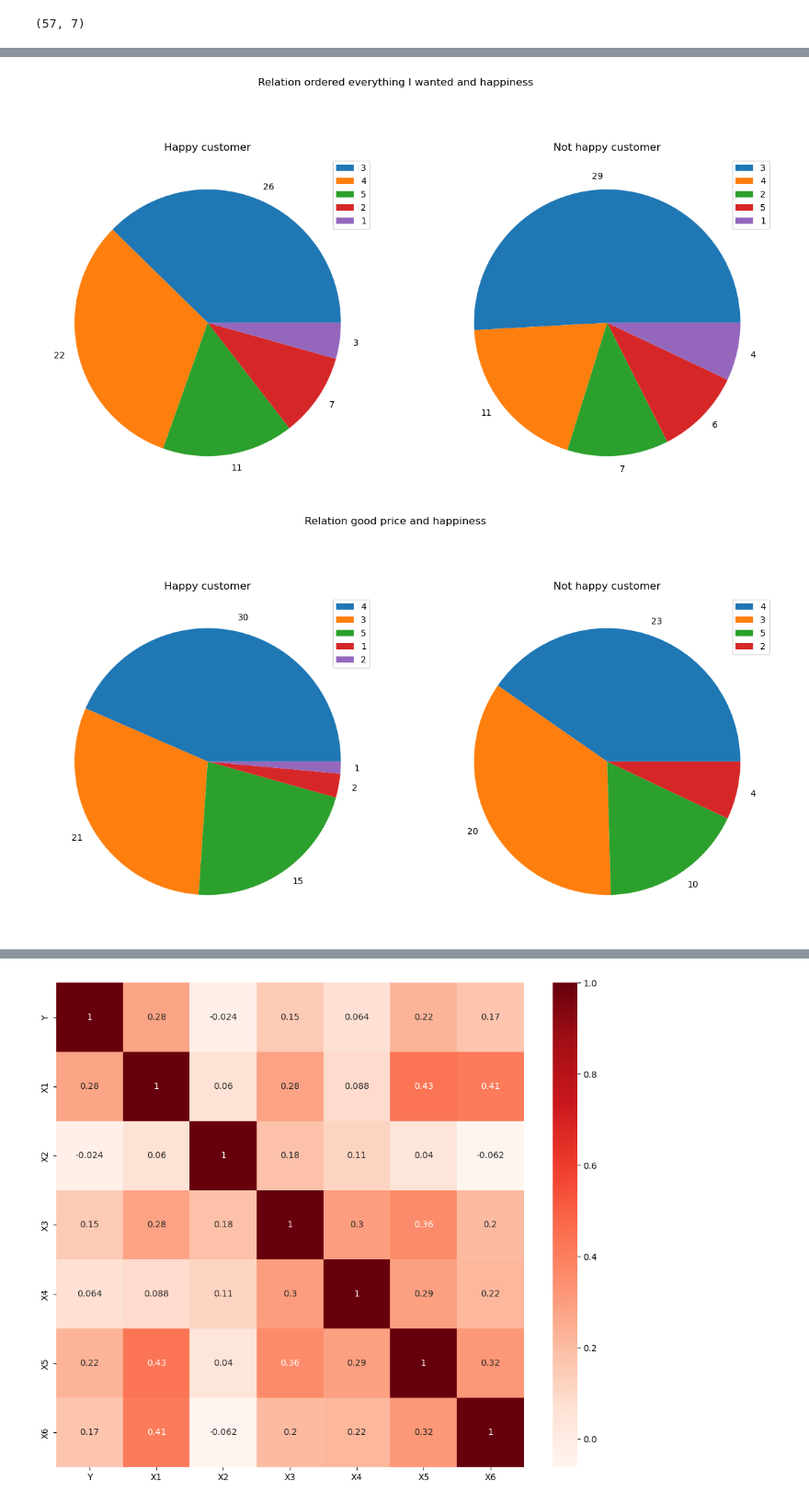
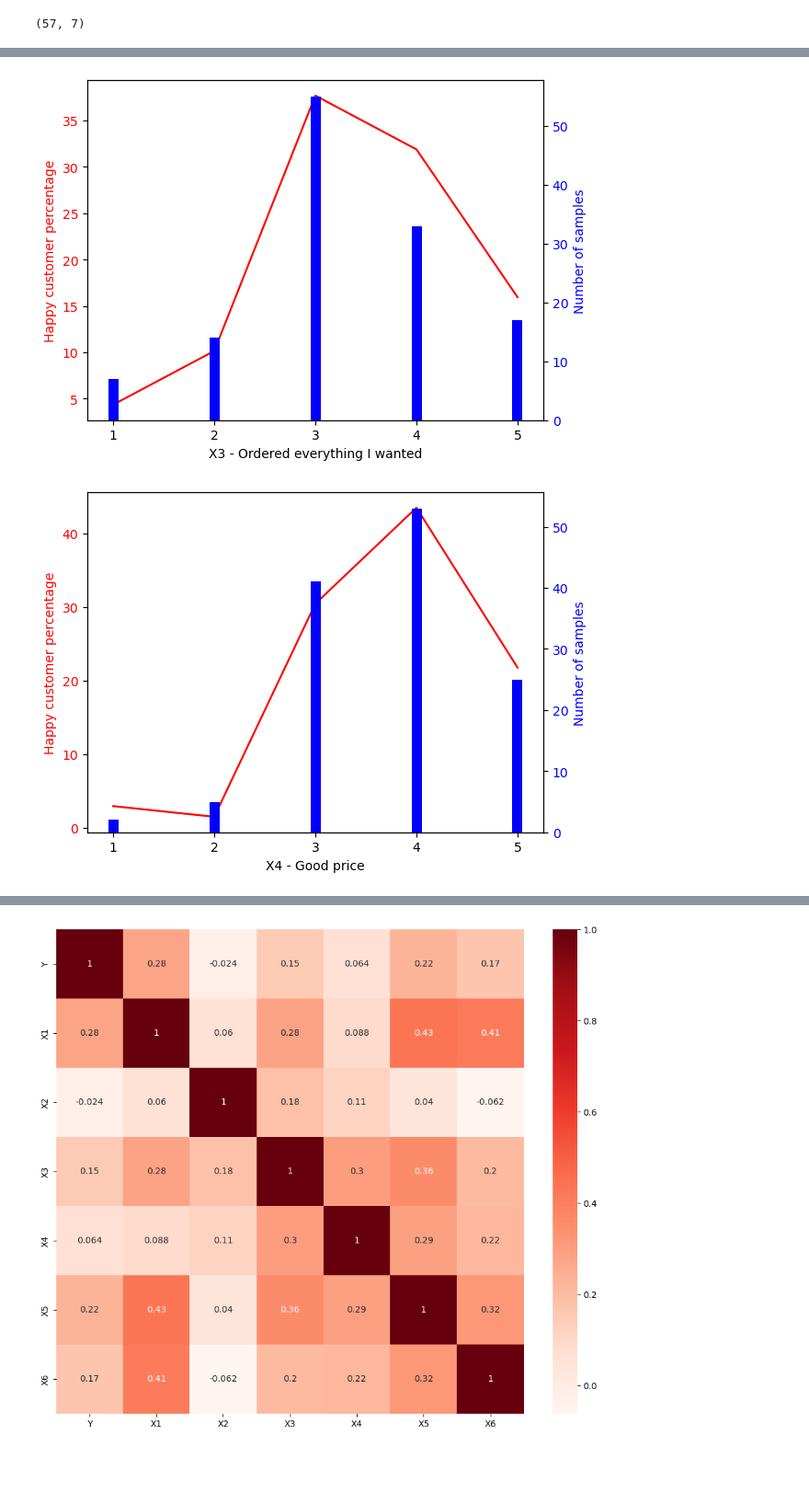
Before and after one commit to chiara89/mFi8znFt4ZE6Spwv, a Jupyter notebook: happyCustomerModel.ipynb, the cells around one changed output, grey strips where cells are left out. Shown: that part at 92% size. Drawn from its saved outputs; the diff is of its cells as text; code cells hidden in the pictures; blank space fills up the shorter version.

```diff
--- a/happyCustomerModel.ipynb
+++ b/happyCustomerModel.ipynb
@@ -196,13 +244,53 @@ show_plot_features(happy_counts_X2, not_happy_counts_X2, 'Relation content as ex
 # %%
-happy_counts_X3 = df_happy['X3'].value_counts()
-not_happy_counts_X3 = df_nothappy['X3'].value_counts()
-show_plot_features(happy_counts_X3, not_happy_counts_X3, 'Relation ordered everything I wanted and happiness')
+#happy_counts_X3 = df_happy['X3'].value_counts()
+#not_happy_counts_X3 = df_nothappy['X3'].value_counts()
+#show_plot_features(happy_counts_X3, not_happy_counts_X3, 'Relation ordered everything I wanted and happiness')
+perc_X3 = [round((df_happy[df.X3==1]).shape[0]/df_happy.shape[0]*100,2),round((df_happy[df.X3==2]).shape[0]/df_happy.shape[0]*100,2),round((df_happy[df.X3==3]).shape[0]/df_happy.shape[0]*100,2),round((df_happy[df.X3==4]).shape[0]/df_happy.shape[0]*100,2),round((df_happy[df.X3==5]).shape[0]/df_happy.shape[0]*100,2)]
+num_samples_X3 = [(df[df.X3==1]).shape[0], (df[df.X3==2]).shape[0], (df[df.X3==3]).shape[0], (df[df.X3==4]).shape[0], (df[df.X3==5]).shape[0]]
+# Create Plot
+fig, ax1 = plt.subplots()
+ax1.set_xlabel("X3 - Ordered everything I wanted")
+ax1.set_ylabel("Happy customer percentage",color='red')
+ax1.plot(label,perc_X3,color='red')
+ax1.tick_params(axis ='y', labelcolor = 'red')
+
+# Adding Twin Axes
+
+ax2 = ax1.twinx()
+
+ax2.set_ylabel('Number of samples', color = 'blue')
+ax2.bar(label,num_samples_X3,width=0.1, color = 'blue')
+ax2.tick_params(axis ='y', labelcolor = 'blue')
+
+# Show plot
+
+plt.show()
 # %% [output]
-[figure, old version]
+[figure, new version]
 # %%
-happy_counts_X4 = df_happy['X4'].value_counts()
-not_happy_counts_X4 = df_nothappy['X4'].value_counts()
-show_plot_features(happy_counts_X4, not_happy_counts_X4, 'Relation good price and happiness')
+#happy_counts_X4 = df_happy['X4'].value_counts()
+#not_happy_counts_X4 = df_nothappy['X4'].value_counts()
+#show_plot_features(happy_counts_X4, not_happy_counts_X4, 'Relation good price and happiness')
+perc_X4 = [round((df_happy[df.X4==1]).shape[0]/df_happy.shape[0]*100,2),round((df_happy[df.X4==2]).shape[0]/df_happy.shape[0]*100,2),round((df_happy[df.X4==3]).shape[0]/df_happy.shape[0]*100,2),round((df_happy[df.X4==4]).shape[0]/df_happy.shape[0]*100,2),round((df_happy[df.X4==5]).shape[0]/df_happy.shape[0]*100,2)]
+num_samples_X4 = [(df[df.X4==1]).shape[0], (df[df.X4==2]).shape[0], (df[df.X4==3]).shape[0], (df[df.X4==4]).shape[0], (df[df.X4==5]).shape[0]]
+# Create Plot
+fig, ax1 = plt.subplots()
+ax1.set_xlabel("X4 - Good price")
+ax1.set_ylabel("Happy customer percentage",color='red')
+ax1.plot(label,perc_X4,color='red')
+ax1.tick_params(axis ='y', labelcolor = 'red')
+
+# Adding Twin Axes
+
+ax2 = ax1.twinx()
+
+ax2.set_ylabel('Number of samples', color = 'blue')
+ax2.bar(label,num_samples_X4,width=0.1, color = 'blue')
+ax2.tick_params(axis ='y', labelcolor = 'blue')
+
+# Show plot
+
+plt.show()
 # %% [output]
-[figure, old version]
+[figure, new version]
 # %%
```
Also changed, not shown: parts of 13 cells of this notebook.
